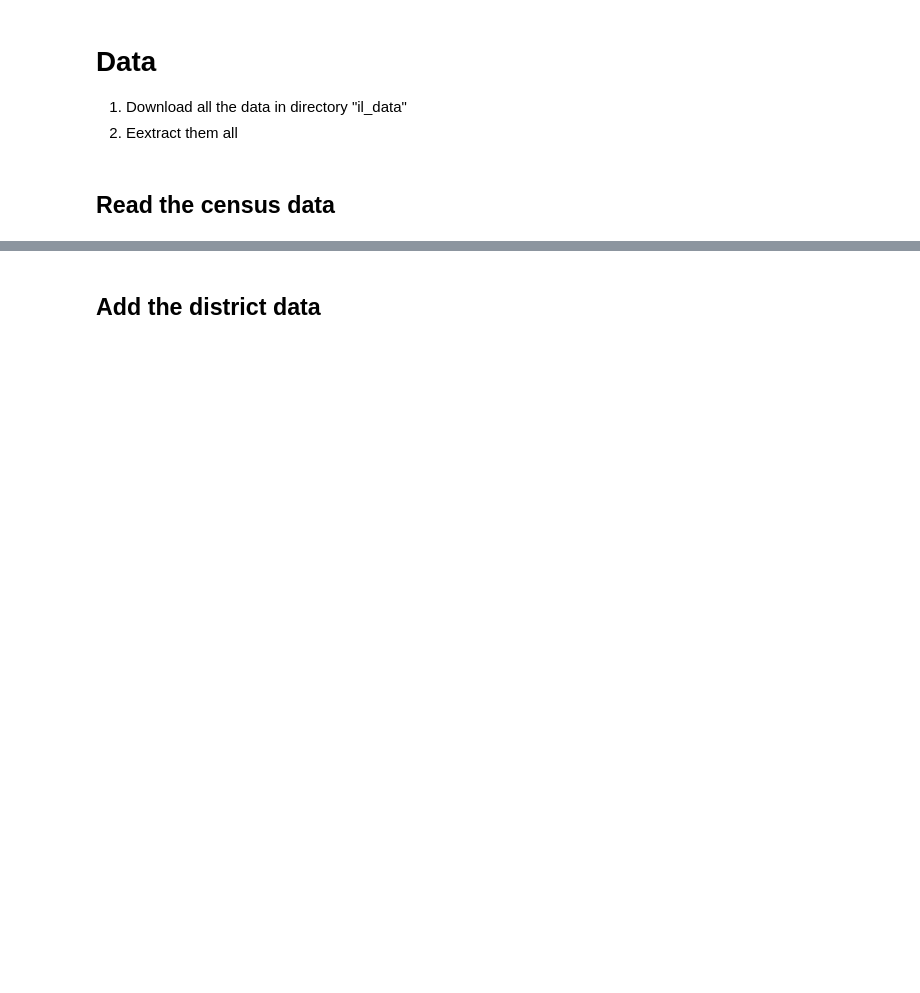
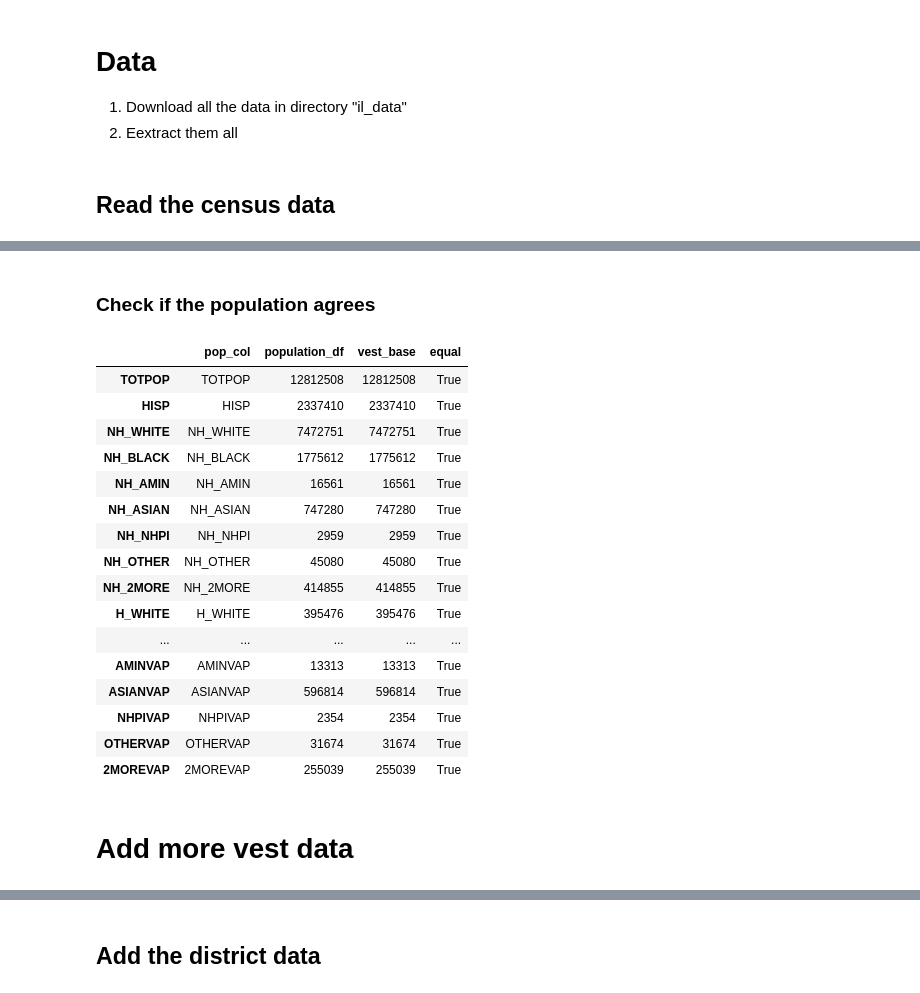
Before and after one commit to eveomett-states/Illinois, a Jupyter notebook: il.ipynb, the cells around one changed output, grey strips where cells are left out. Drawn from its saved outputs; the diff is of its cells as text; code cells hidden in the pictures; blank space fills up the shorter version.

Commit message:
Add files via upload
Added population checking and columns renaming for base precinct columns.

```diff
--- a/il.ipynb
+++ b/il.ipynb
@@ -155,10 +180,10 @@ if doctor != True:
+# %%
+vest_base = add_vest_base(vest_base_data, start_col, year)
 # %%
 # vap and population have the same GEOID20
-blocks_to_precincts_assignment = maup.assign(population_df.geometry, vest20.geometry)
+blocks_to_precincts_assignment = maup.assign(population_df.geometry, vest_base.geometry)
 # %%
-pop_col = ['TOTPOP', 'HISP', 'NH_WHITE', 'NH_BLACK', 'NH_AMIN', 'NH_ASIAN', 'NH_NHPI', 'NH_OTHER', 'NH_2MORE',
-                    'H_WHITE', 'H_BLACK', 'H_AMIN', 'H_ASIAN', 'H_NHPI', 'H_OTHER', 'H_2MORE',
-           'VAP', 'HVAP', 'WVAP', 'BVAP', 'AMINVAP', 'ASIANVAP', 'NHPIVAP', 'OTHERVAP', '2MOREVAP']
+pop_col = ['TOTPOP', 'HISP', 'NH_WHITE', 'NH_BLACK', 'NH_AMIN', 'NH_ASIAN', 'NH_NHPI', 'NH_OTHER', 'NH_2MORE', 'H_WHITE', 'H_BLACK', 'H_AMIN', 'H_ASIAN', 'H_NHPI', 'H_OTHER', 'H_2MORE', 'VAP', 'HVAP', 'WVAP', 'BVAP', 'AMINVAP', 'ASIANVAP', 'NHPIVAP', 'OTHERVAP', '2MOREVAP']
 # %%
-vest20[pop_col] = population_df[pop_col].groupby(blocks_to_precincts_assignment).sum()
+vest_base[pop_col] = population_df[pop_col].groupby(blocks_to_precincts_assignment).sum()
 # %%
@@ -166,3 +191,32 @@ election_df = gpd.GeoDataFrame(vest20, crs="EPSG:4269")
+# %% [markdown]
+### Check if the population agrees
+# %%
+pd.DataFrame({
+    'pop_col': pop_col,
+    'population_df': population_df[pop_col].sum(),
+    'vest_base': vest_base[pop_col].sum(),
+    'equal': [x == y for x, y in zip(population_df[pop_col].sum(), vest_base[pop_col].sum())]
+})
+# %% [output]
+|  | pop_col | population_df | vest_base | equal |
+| TOTPOP | TOTPOP | 12812508 | 12812508 | True |
+| HISP | HISP | 2337410 | 2337410 | True |
+| NH_WHITE | NH_WHITE | 7472751 | 7472751 | True |
+| NH_BLACK | NH_BLACK | 1775612 | 1775612 | True |
+| NH_AMIN | NH_AMIN | 16561 | 16561 | True |
+| NH_ASIAN | NH_ASIAN | 747280 | 747280 | True |
+| NH_NHPI | NH_NHPI | 2959 | 2959 | True |
+| NH_OTHER | NH_OTHER | 45080 | 45080 | True |
+| NH_2MORE | NH_2MORE | 414855 | 414855 | True |
+| H_WHITE | H_WHITE | 395476 | 395476 | True |
+| ... | ... | ... | ... | ... |
+| AMINVAP | AMINVAP | 13313 | 13313 | True |
+| ASIANVAP | ASIANVAP | 596814 | 596814 | True |
+| NHPIVAP | NHPIVAP | 2354 | 2354 | True |
+| OTHERVAP | OTHERVAP | 31674 | 31674 | True |
+| 2MOREVAP | 2MOREVAP | 255039 | 255039 | True |
+# %% [markdown]
+# Add more vest data
 # %%
 vest18 = gpd.read_file(vest18_data)
 # %%
```
Also changed, not shown: parts of 23 cells of this notebook.
